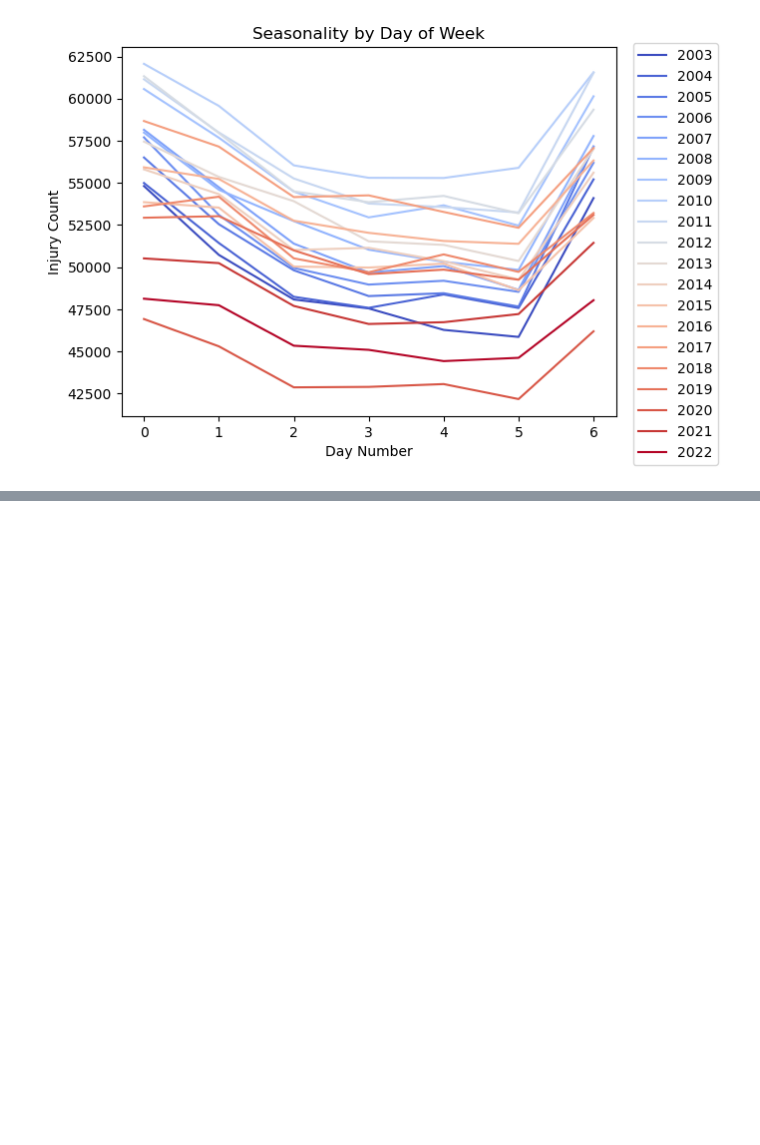
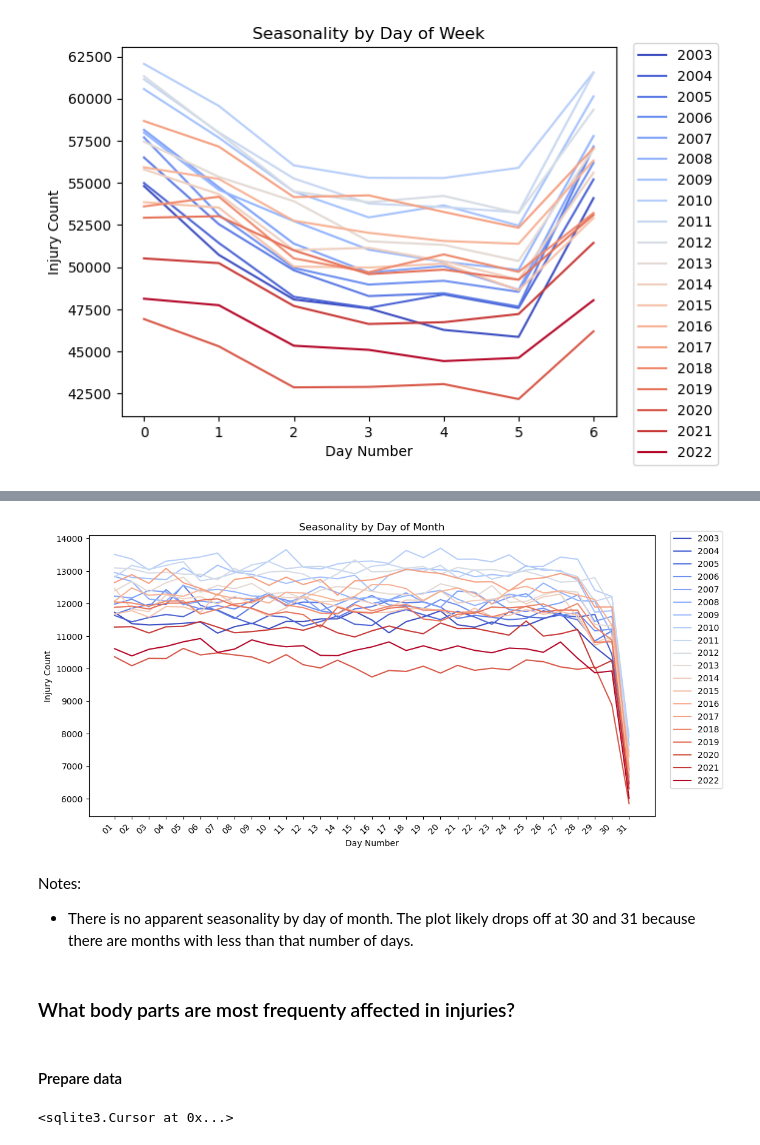
Before and after one commit to yzaya/NEISS-Dash-Analysis, a Jupyter notebook: NEISS-Analysis.ipynb, the cells around one changed output, grey strips where cells are left out. Saved outputs shown, nothing was run; the diff lists cells and outputs as text; code cells hidden in the pictures; blank space fills up the shorter version.

```diff
--- a/NEISS-Analysis.ipynb
+++ b/NEISS-Analysis.ipynb
@@ -1098,2 +1118,13 @@ plt.show()
 # %%
-strftime('%d',Treatment_Date) as day_of_month
+view = pd.read_sql(
+'''
+
+
+SELECT year, Treatment_Date, strftime('%d',Treatment_Date) as day_of_month, count(CPSC_Case_Number) as count
+FROM all_neiss_x
+GROUP BY year, day_of_month
+
+
+'''
+,neiss_conn)
+view
@@ -1099,0 +1145,61 @@ strftime('%d',Treatment_Date) as day_of_month
+# %%
+df = view
+
+x = df['day_of_month']
+y = df['count']
+z = df['year']
+
+# Creating a colormap based on the unique values in 'z'
+cmap = plt.get_cmap('coolwarm', len(np.unique(z)))
+
+# Adjust the figure size
+plt.figure(figsize=(12,6))
+
+# Plotting the line chart
+for i, year in enumerate(np.unique(z)):
+    indices = np.where(z == year)[0]
+    plt.plot(x.iloc[indices], y.iloc[indices], c=cmap(i), label=str(year))
+
+# Moving the legend outside the chart area
+plt.legend(bbox_to_anchor=(1.02, 1.03), loc='upper left')
+
+plt.title('Seasonality by Day of Month')
+plt.xlabel('Day Number')
+plt.ylabel('Injury Count')
+plt.xticks(rotation=45,ha='right')
+
+
+plt.show()
+# %% [output]
+[figure, added]
+# %% [markdown]
+Notes:
+<br>
+- There is no apparent seasonality by day of month. The plot likely drops off at 30 and 31 because there are months with less than that number of days.
+# %% [markdown]
+### What body parts are most frequenty affected in injuries?
+# %% [markdown]
+#### Prepare data
+# %%
+# For this we have to create another table to expand the values of the two Body_Part columns. We'll create it as a view.
+
+neiss_conn.execute(
+'''
+
+CREATE VIEW neiss_bdy AS
+SELECT *
+FROM
+    (SELECT neiss_all.*, Body_Part as Body_Part_All
+    FROM neiss_all
+    WHERE Body_Part IS NOT NULL
+    UNION ALL
+    SELECT neiss_all.*, Body_Part_2 as Body_Part_All
+    FROM neiss_all
+    WHERE Body_Part_2 IS NOT NULL
+    ) as subquery
+
+
+'''
+)
+# %% [output]
+<sqlite3.Cursor at 0x...>
```
Also changed, not shown: parts of 38 cells of this notebook, 1 other file.
